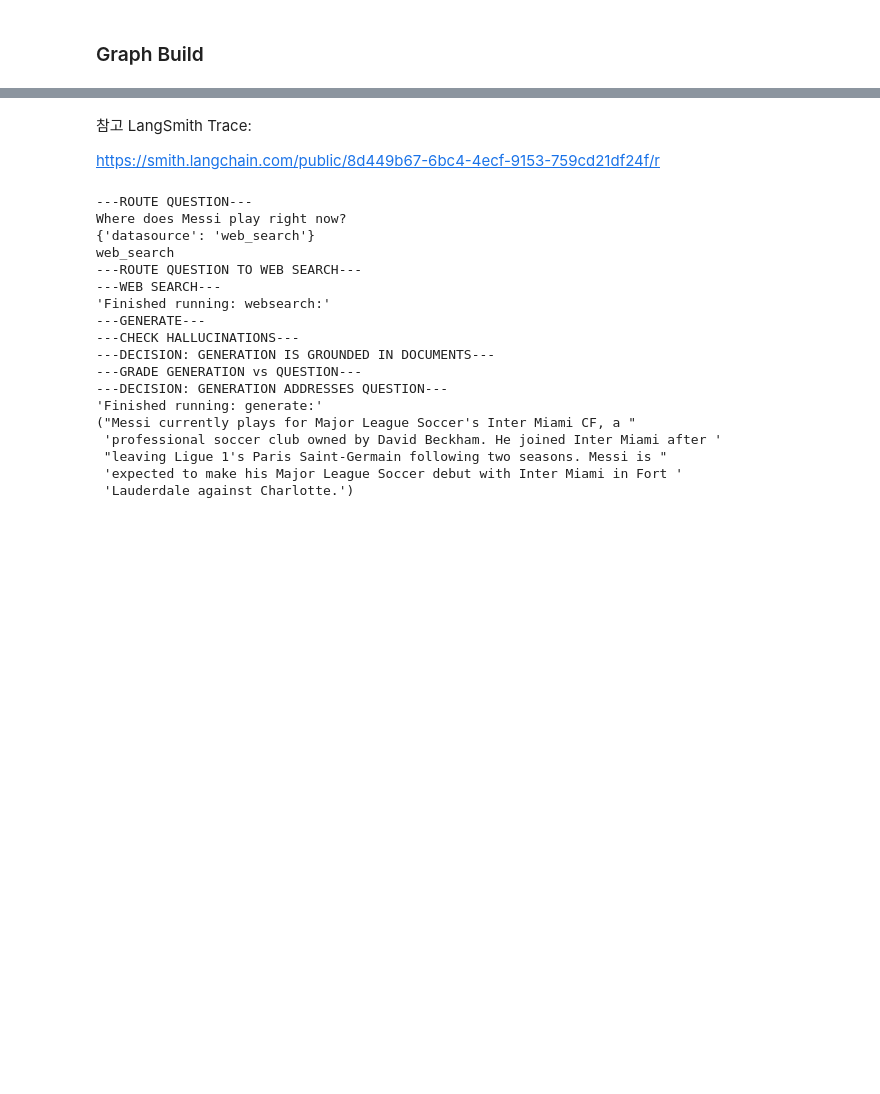
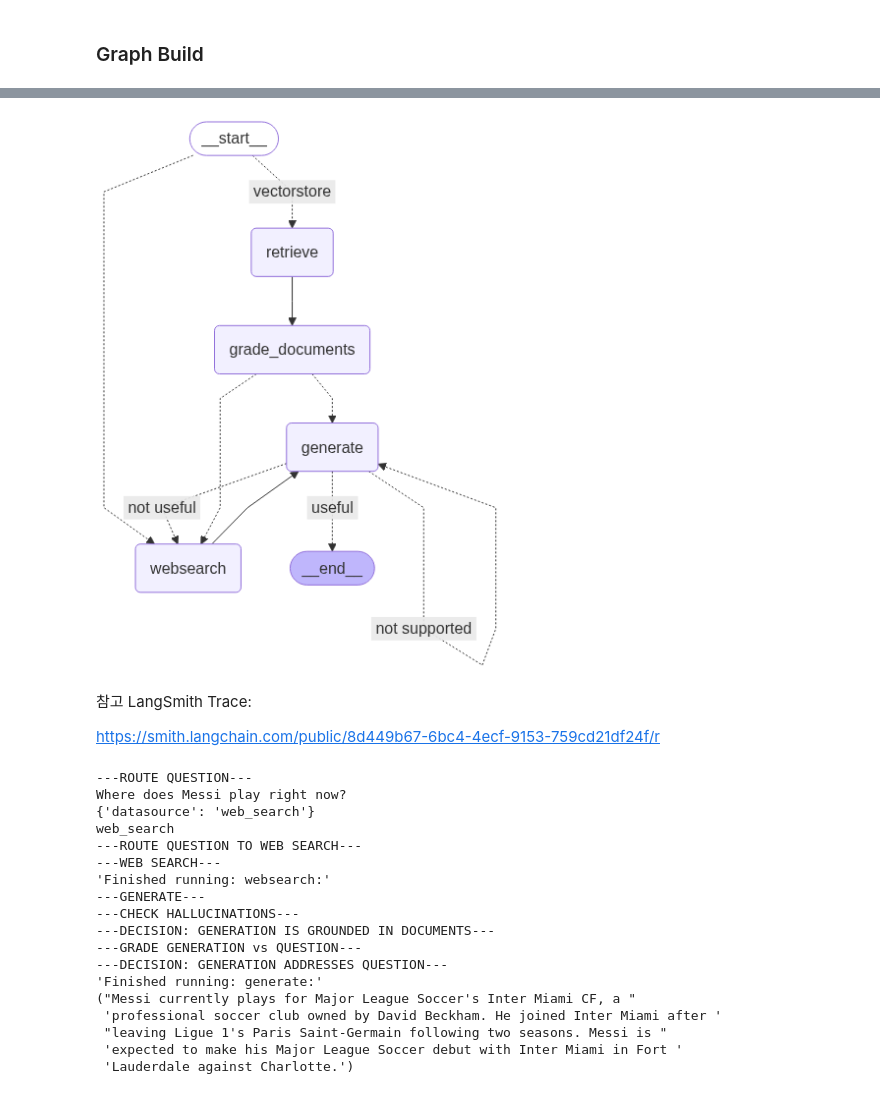
Before and after one commit to kakao-aiadvanced/sun.kist, a Jupyter notebook: src/3일차/Day3_RAG_agent.ipynb, the cells around one changed output, grey strips where cells are left out. Cells and saved outputs as stored; diff of their text form; code cells hidden in the pictures; blank space fills up the shorter version.

```diff
--- a/src/3일차/Day3_RAG_agent.ipynb
+++ b/src/3일차/Day3_RAG_agent.ipynb
@@ -57,7 +57,9 @@ quickstart
 참고: https://github.com/tavily-ai/tavily-python
 # %%
 from tavily import TavilyClient
-tavily = TavilyClient(api_key='api key')
+import os
+tavily_api_key = os.getenv("TAVILY_API_KEY")
+tavily = TavilyClient(api_key=tavily_api_key)
 
 response = tavily.search(query="Where does Messi play right now?", max_results=3)
 context = [{"url": obj["url"], "content": obj["content"]} for obj in response['results']]
@@ -597,3 +861,9 @@ What is prompt?
+# %%
+from IPython.display import Image, display
+
+display(Image(app.get_graph().draw_mermaid_png()))
+# %% [output]
+[figure, added]
 # %%
 # 여러 질문을 수행할거라면 document 등 state초기화 필요
 document = None
```
Also changed, not shown: parts of 10 cells of this notebook, 4 other files.
